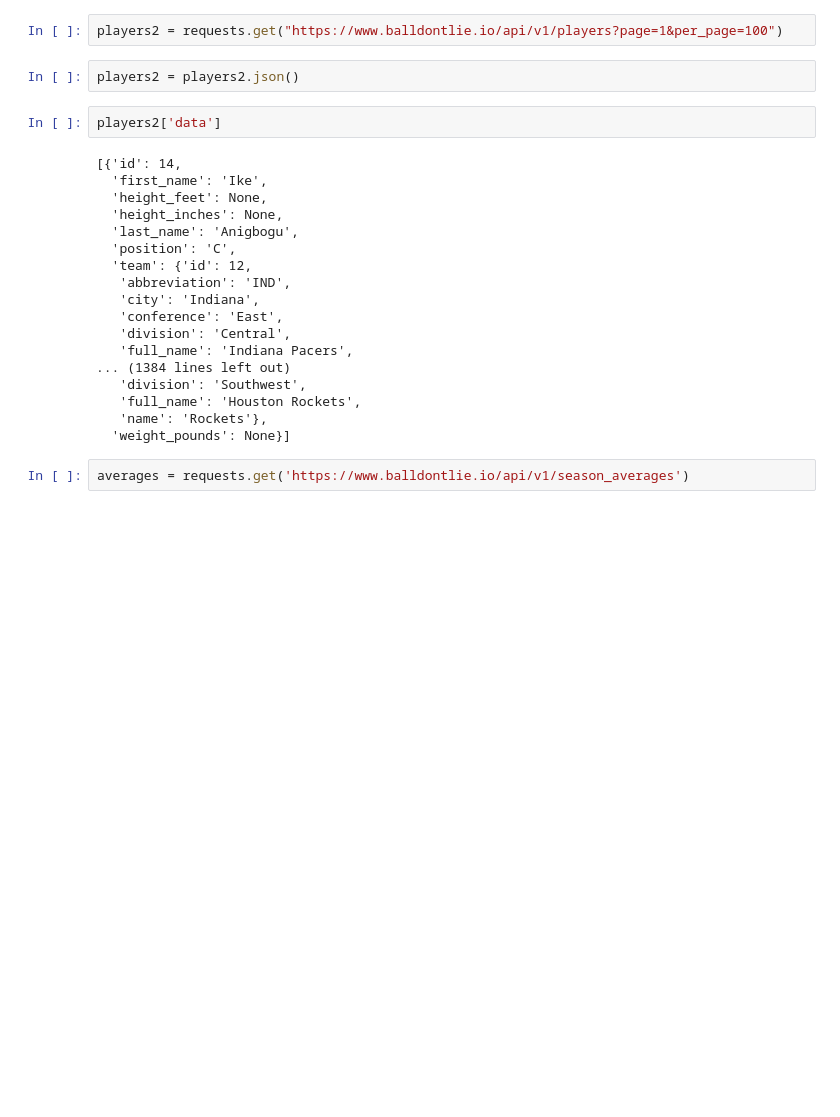
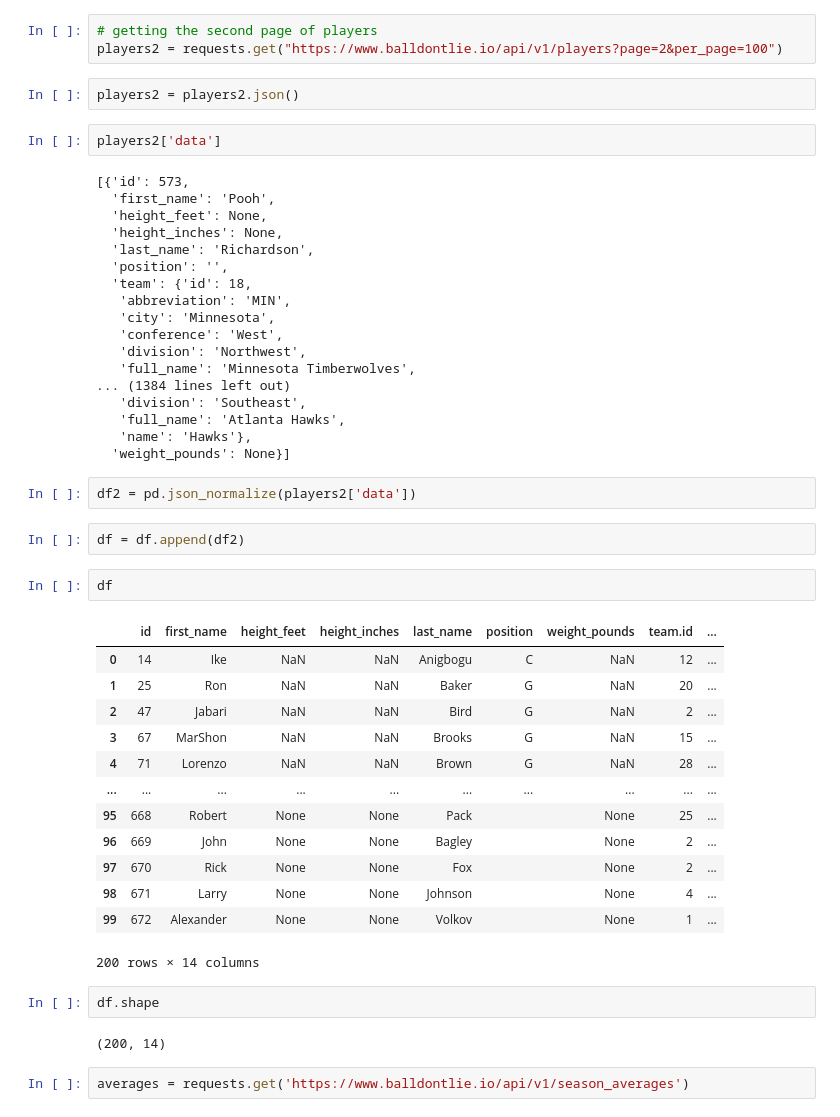
Before and after one commit to vchen-98/mip_prediction, a Jupyter notebook: api_notebook.ipynb, the cells around one changed output. Cells and saved outputs as stored; diff of their text form; blank space fills up the shorter version.

```diff
--- a/api_notebook.ipynb
+++ b/api_notebook.ipynb
@@ -60,27 +66,52 @@ df
 # %%
-players2 = requests.get("https://www.balldontlie.io/api/v1/players?page=1&per_page=100")
+# getting the second page of players
+players2 = requests.get("https://www.balldontlie.io/api/v1/players?page=2&per_page=100")
 # %%
 players2 = players2.json()
 # %%
 players2['data']
 # %% [output]
-[{'id': 14,
-  'first_name': 'Ike',
+[{'id': 573,
+  'first_name': 'Pooh',
   'height_feet': None,
   'height_inches': None,
-  'last_name': 'Anigbogu',
-  'position': 'C',
-  'team': {'id': 12,
-   'abbreviation': 'IND',
-   'city': 'Indiana',
-   'conference': 'East',
-   'division': 'Central',
-   'full_name': 'Indiana Pacers',
+  'last_name': 'Richardson',
+  'position': '',
+  'team': {'id': 18,
+   'abbreviation': 'MIN',
+   'city': 'Minnesota',
+   'conference': 'West',
+   'division': 'Northwest',
+   'full_name': 'Minnesota Timberwolves',
 ... (1384 lines left out)
-   'division': 'Southwest',
-   'full_name': 'Houston Rockets',
-   'name': 'Rockets'},
+   'division': 'Southeast',
+   'full_name': 'Atlanta Hawks',
+   'name': 'Hawks'},
   'weight_pounds': None}]
+# %%
+df2 = pd.json_normalize(players2['data'])
+# %%
+df = df.append(df2)
+# %%
+df
+# %% [output]
+|  | id | first_name | height_feet | height_inches | last_name | position | weight_pounds | team.id | ... |
+| 0 | 14 | Ike | NaN | NaN | Anigbogu | C | NaN | 12 | ... |
+| 1 | 25 | Ron | NaN | NaN | Baker | G | NaN | 20 | ... |
+| 2 | 47 | Jabari | NaN | NaN | Bird | G | NaN | 2 | ... |
+| 3 | 67 | MarShon | NaN | NaN | Brooks | G | NaN | 15 | ... |
+| 4 | 71 | Lorenzo | NaN | NaN | Brown | G | NaN | 28 | ... |
+| ... | ... | ... | ... | ... | ... | ... | ... | ... | ... |
+| 95 | 668 | Robert | None | None | Pack |  | None | 25 | ... |
+| 96 | 669 | John | None | None | Bagley |  | None | 2 | ... |
+| 97 | 670 | Rick | None | None | Fox |  | None | 2 | ... |
+| 98 | 671 | Larry | None | None | Johnson |  | None | 4 | ... |
+| 99 | 672 | Alexander | None | None | Volkov |  | None | 1 | ... |
+200 rows × 14 columns
+# %%
+df.shape
+# %% [output]
+(200, 14)
 # %%
 averages = requests.get('https://www.balldontlie.io/api/v1/season_averages')
 # %%
```
Also changed, not shown: parts of 4 cells of this notebook, 1 other file.
